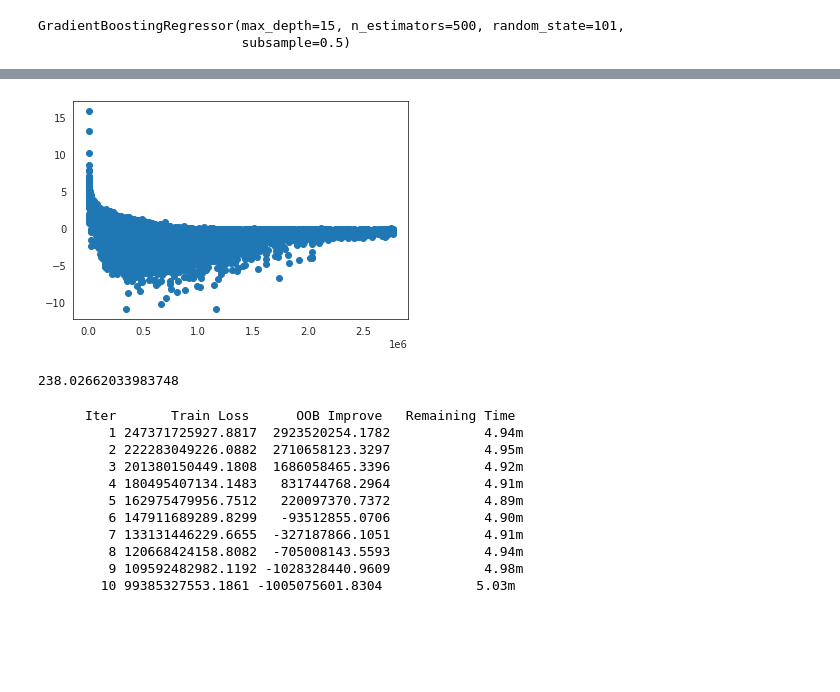
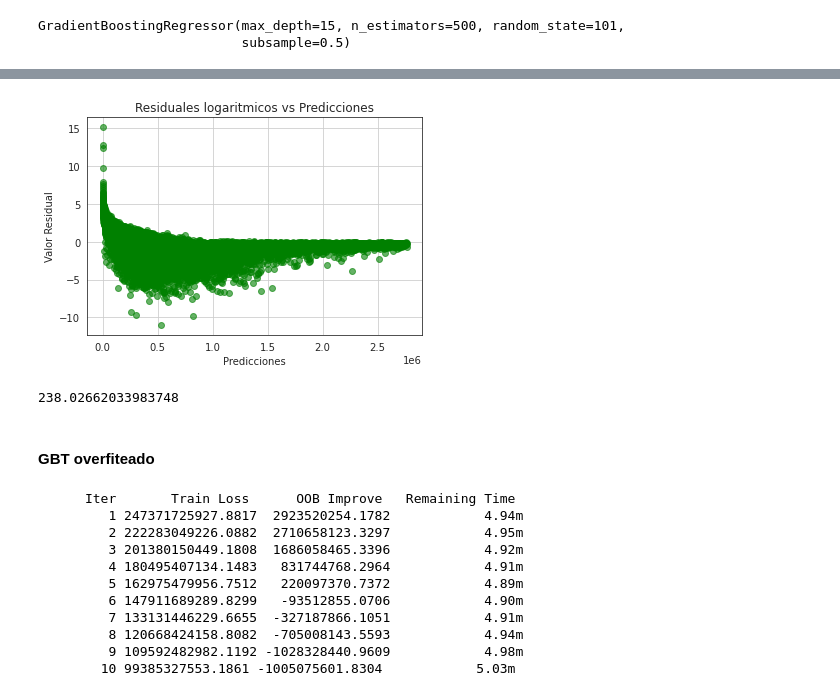
Before and after one commit to Dave0995/monografia, a Jupyter notebook: ultim-iteración-antioquiaa.ipynb, the cells around one changed output, grey strips where cells are left out. Drawn from its saved outputs; the diff is of its cells as text; code cells hidden in the pictures; blank space fills up the shorter version.

```diff
--- a/ultim-iteración-antioquiaa.ipynb
+++ b/ultim-iteración-antioquiaa.ipynb
@@ -948,6 +956,11 @@ Test: -190.18926877868512
 from sklearn.model_selection import train_test_split
 # %%
 XA_train, XA_test, yA_train, yA_test = train_test_split(X_A, Y_A, test_size=0.3, random_state = 11)
+# %%
+GBReg = GradientBoostingRegressor(n_estimators=500,
+                                  max_depth = 15,
+                                  random_state = 101,
+                                  subsample = 0.5)
 # %%
 GBReg.fit(XA_train, yA_train)
 # %% [output]
@@ -963,3 +980,5 @@ plt.title("Histograma de las predicciones y los valores reales");
 # %%
-residual = yA_test - yA_pred
+residuals = yA_test - yA_pred
+ap_residuals = np.abs(residuals) / yA_test
+lap_residuals = np.log(ap_residuals)
 # %%
@@ -977,7 +1001,12 @@ lap_residuals = np.log(ap_residuals)
 # %%
-plt.scatter(yA_test,lap_residuals);
+plt.scatter(yA_test,lap_residuals, color="g", alpha = 0.6);
+plt.xlabel("Predicciones")
+plt.ylabel("Valor Residual")
+plt.grid()
+plt.title("Residuales logaritmicos vs Predicciones")
+plt.savefig("residualesLogaritmicos.png")
 # %% [output]
-[figure, old version]
+[figure, new version]
 # %%
 def mean_absolute_percentage_error(y_pred, y_true):
     y_true = np.where(y_true == 0, 0.0000000001, y_true)
@@ -987,6 +1016,8 @@ mape = mean_absolute_percentage_error(yA_pred, yA_test)
 mape
 # %% [output]
 238.02662033983748
+# %% [markdown]
+#### GBT overfiteado
 # %%
 GBReg = GradientBoostingRegressor(n_estimators=500,
                                   max_depth = 60,
```
Also changed, not shown: parts of 6 cells of this notebook, 2 other files.
